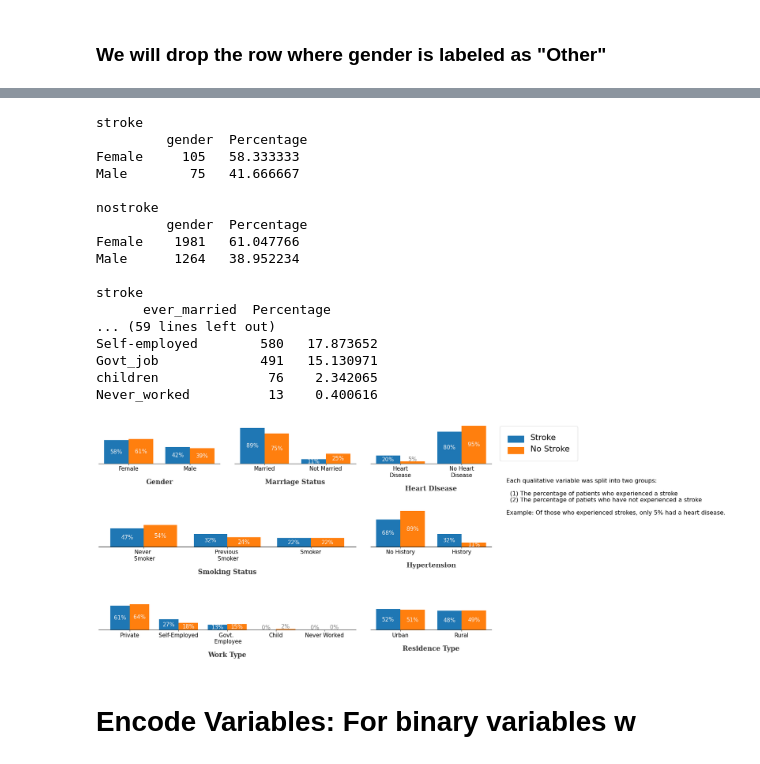
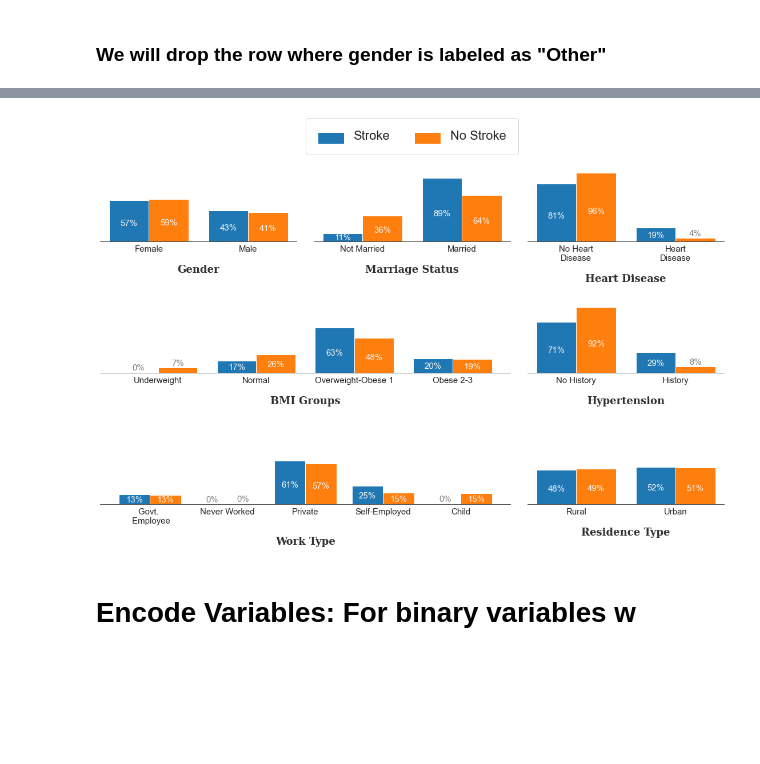
Before and after one commit to AlDeleon012597/Stroke_Prediction, a Jupyter notebook: Stroke_Project.ipynb, the cells around one changed output, grey strips where cells are left out. Saved outputs shown, nothing was run; the diff lists cells and outputs as text; code cells hidden in the pictures; blank space fills up the shorter version.

```diff
--- a/Stroke_Project.ipynb
+++ b/Stroke_Project.ipynb
@@ -169,22 +422,3 @@ stroke_df
-# %%
-str_only = stroke_df[stroke_df['stroke'] == 1]
-no_str_only = stroke_df[stroke_df['stroke'] == 0]
-ticks= {'gender':['Female','Male'],
-        'ever_married':['Married','Not Married'],
-        'heart_disease':['Heart\nDisease','No Heart\nDisease'],
-        'hypertension':['No History','History'],
-        'Residence_type':['Urban','Rural'],
-        'smoking_status':['Never \n Smoker','Previous \n Smoker','Smoker'],
-        'work_type':['Private','Self-Employed','Govt. \n Employee','Child','Never Worked']
-       }
-
-xlabels={'gender':'Gender',
-         'ever_married':'Marriage Status',
-         'heart_disease':'Heart Disease',
-         'hypertension':'Hypertension',
-         'Residence_type':'Residence Type',
-         'smoking_status':'Smoking Status',
-         'work_type':'Work Type'}
 # %%
 import matplotlib.gridspec as gridspec
 fig3 = plt.figure(constrained_layout=False)
@@ -201,22 +435,19 @@ ax7 = fig3.add_subplot(gs[2,:2])
 def getPercent_df(df,category):
     temp_df = pd.DataFrame(df[category].value_counts())
     temp_df["Percentage"] = temp_df[category].apply(lambda x:x/sum(temp_df[category])*100)
+    temp_df=temp_df.sort_index(ascending=True)
     return temp_df
 
 def addBarChart(ax,category):
     hadStroke=getPercent_df(str_only,category)
-    print('\nstroke\n',hadStroke)
     noStroke=getPercent_df(no_str_only,category)
-    print('\nnostroke\n',noStroke)
 
     if 'work_type' in category:
-        add_categories=pd.DataFrame({'work_type':[0,0],'Percentage':[0,0]},index=['Govt_job','children'])
-        hadStroke=pd.concat([hadStroke,add_categories])
+        add_categories=pd.DataFrame({'work_type':[0],'Percentage':[0]},index=['Never_worked'])
+        hadStroke=pd.concat([hadStroke,add_categories]).sort_index()
 
-    if 'heart' in category:
-        hadStroke=getPercent_df(str_only,category).sort_index(ascending=False)
-        noStroke=getPercent_df(no_str_only,category).sort_index(ascending=False)
-
+   # print('\nstroke\n',hadStroke)
+    #print('\nnostroke\n',noStroke)
     x = np.arange(len(hadStroke))
 
     ax.grid(color='gray', linestyle=':', axis='y', zorder=0,  dashes=(1,5))
@@ -244,11 +475,11 @@ def addBarChart(ax,category):
     ax.set_ylim([0,100])
     length=[i for i in range(0,len(hadStroke.index.tolist()))]
     for i,j in zip(length, hadStroke["Percentage"]):
-        if j <=5.5:
+        if j <=11:
             xy=(i, j+6)
             color='#808080'
         else:
-            xy=(i, j/2)
+            xy=(i, j/2.30)
             color='#f6f6f6'
         ax.annotate(f'{j:0.0f}%',
                     xy=xy,
@@ -258,64 +489,48 @@ def addBarChart(ax,category):
                     size = 15)
 
     for i,j in zip(length, noStroke["Percentage"]):
-        if j <=5.5:
+        if j <=11:
             xy=(i+0.4, j+6)
             color='#808080'
         else:
-            xy=(i+0.4, j/2)
+            xy=(i+0.4, j/2.30)
             color='#f6f6f6'
-        ax.annotate(f'{j:0.0f}%',
+        ax.annotate(f'{j:0.00f}%',
                     xy=xy,
                     color=color,
                     horizontalalignment='center',
                     verticalalignment='center',
                     size = 15)
 
     ax.set_xlabel( xlabels[category], fontsize=18, fontweight='bold', fontfamily='serif', color="#323232",labelpad=20)
 
 import matplotlib.patches as mpatches
 red_patch = mpatches.Patch(color='tab:orange', label='No Stroke')
 blue_patch = mpatches.Patch(color='tab:blue', label='Stroke')
-leg = fig3.legend(loc='upper left',
-                 bbox_to_anchor=(.975, .95),
-                 borderpad=1, prop={'size': 22},
+leg = fig3.legend(loc='upper center',
+                 bbox_to_anchor=(.5, 1.10),
+                 borderpad=1,
+                  prop={'size': 22},
                  handles=[blue_patch,red_patch],
-                 ncol=1)
+                 ncol=2)
 
 for patch in leg.get_patches():
     patch.set_height(18)
     patch.set_y(-6)
 
 addBarChart(ax1,'gender')
 addBarChart(ax2,'ever_married')
 addBarChart(ax3,'heart_disease')
 addBarChart(ax4,'hypertension')
 addBarChart(ax6,'Residence_type')
-addBarChart(ax5,'smoking_status')
+addBarChart(ax5,'bmi_group')
 addBarChart(ax7,'work_type')
 
 #fig3.suptitle("Percentage of stroke patients by qualitiative variable",fontsize=26,x=0.5,y=.93)
-fig3.text(1.00, .60,"""Each qualitative variable was split into two groups:\n\n  (1) The percentage of patients who experienced a stroke \n  (2) The percentage of patiets who have not experienced a stroke\n\nExample: Of those who experienced strokes, only 5% had a heart disease.""",fontsize=16)
+#fig3.text(1.00, .60,"""Each qualitative variable was split into two groups:\n\n  (1) The percentage of patients who experienced a stroke \n  (2) The percentage of patiets who have not experienced a stroke\n\nExample: Of those who experienced strokes, only 5% had a heart disease.""",fontsize=16)
 fig3.set_size_inches(16,10)
-fig3.tight_layout(pad=4.0)
+fig3.tight_layout(pad=3.0)
 # %% [output]
-stroke
-         gender  Percentage
-Female     105   58.333333
-Male        75   41.666667
-
-nostroke
-         gender  Percentage
-Female    1981   61.047766
-Male      1264   38.952234
-
-stroke
-      ever_married  Percentage
-... (59 lines left out)
-Self-employed        580   17.873652
-Govt_job             491   15.130971
-children              76    2.342065
-Never_worked          13    0.400616
-[figure, old version]
+[figure, new version]
 # %% [markdown]
 # Encode Variables: For binary variables w
```
Also changed, not shown: parts of 79 cells of this notebook.
